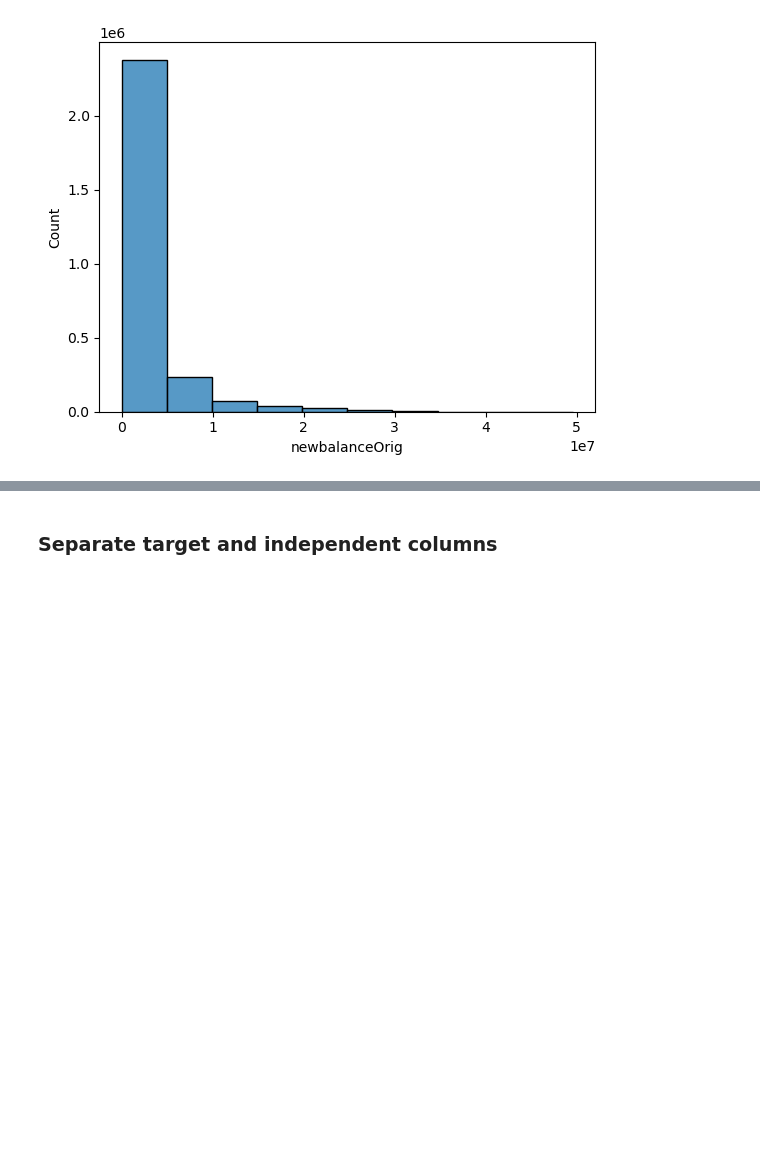
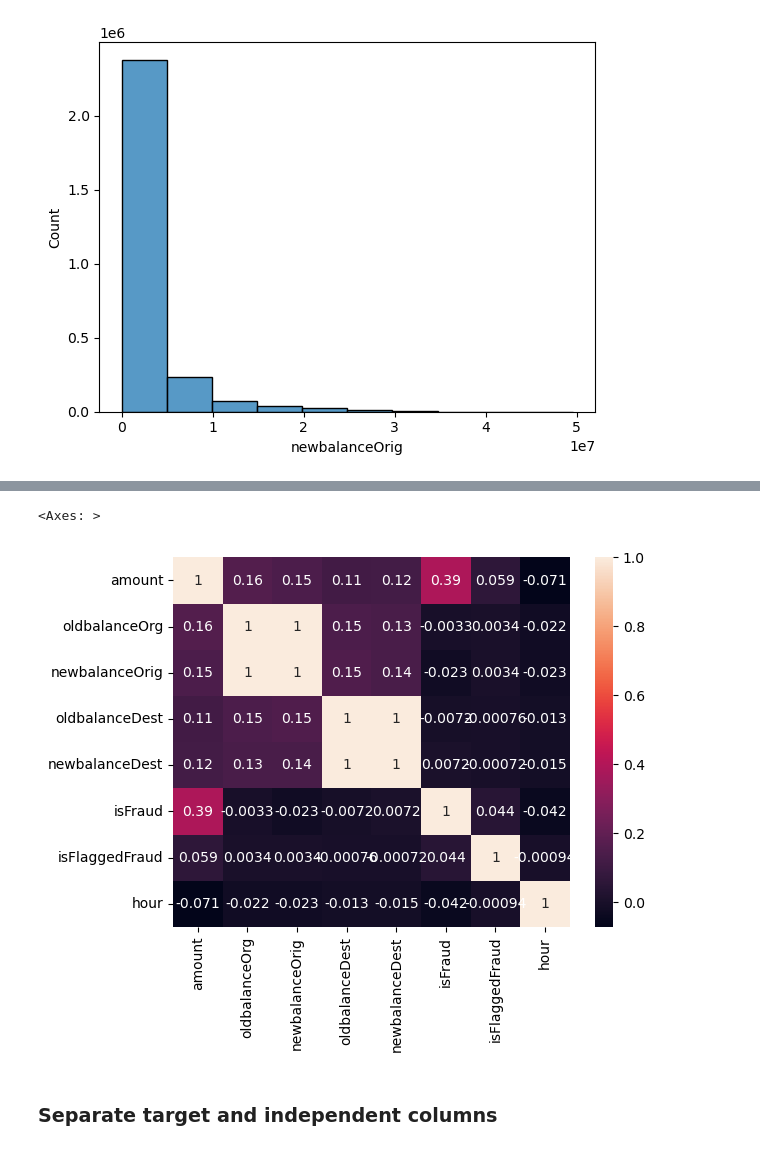
Before and after one commit to Kanha-kn/fraud_analysis_model, a Jupyter notebook: eda.ipynb, the cells around one changed output, grey strips where cells are left out. Drawn from its saved outputs; the diff is of its cells as text; code cells hidden in the pictures; blank space fills up the shorter version.

```diff
--- a/eda.ipynb
+++ b/eda.ipynb
@@ -195,3 +294,8 @@ sns.histplot(df['newbalanceOrig'],bins=10)
+# %%
+sns.heatmap(df.corr(numeric_only=True),annot=True)
+# %% [output]
+<Axes: >
+[figure, added]
 # %% [markdown]
 ### Separate target and independent columns
 # %%
```
Also changed, not shown: parts of 43 cells of this notebook, 1 other file.
